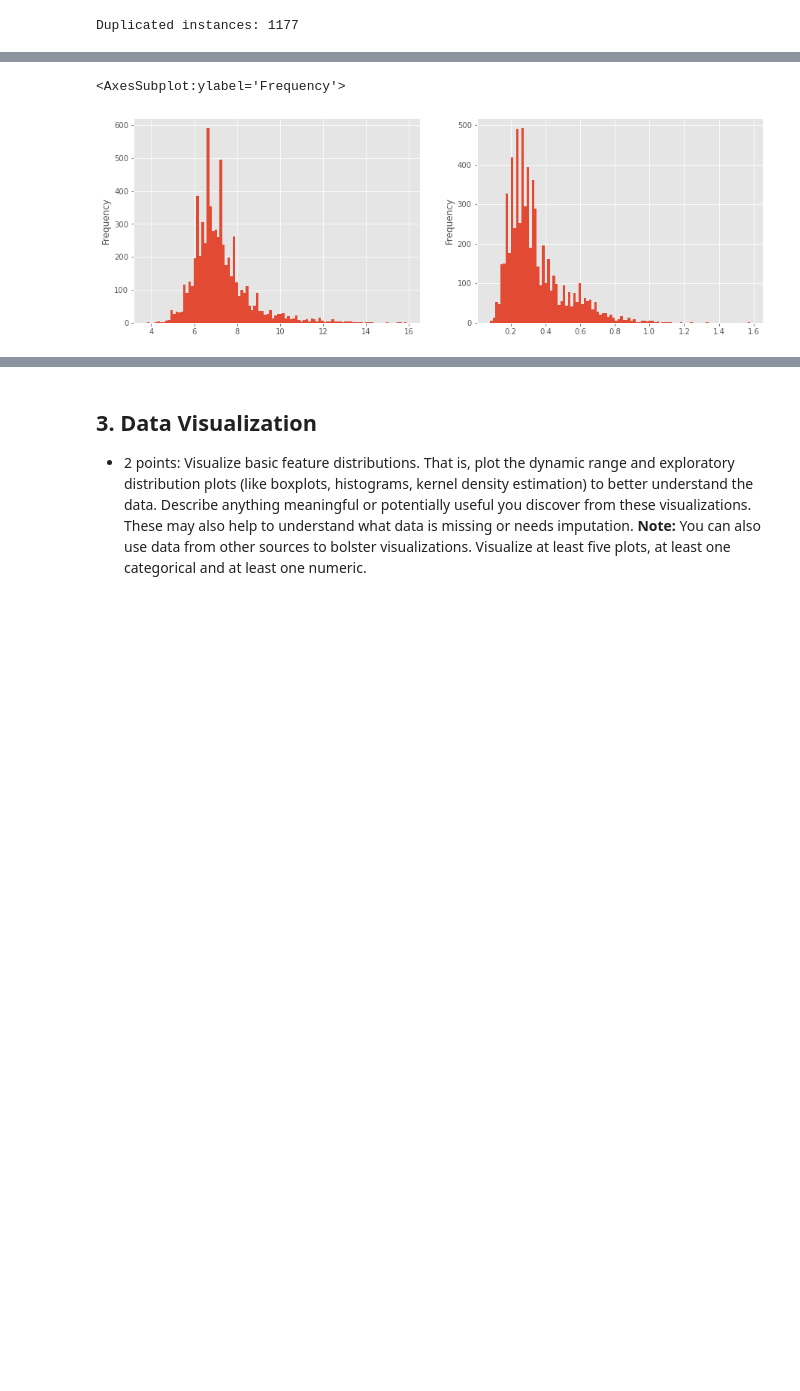
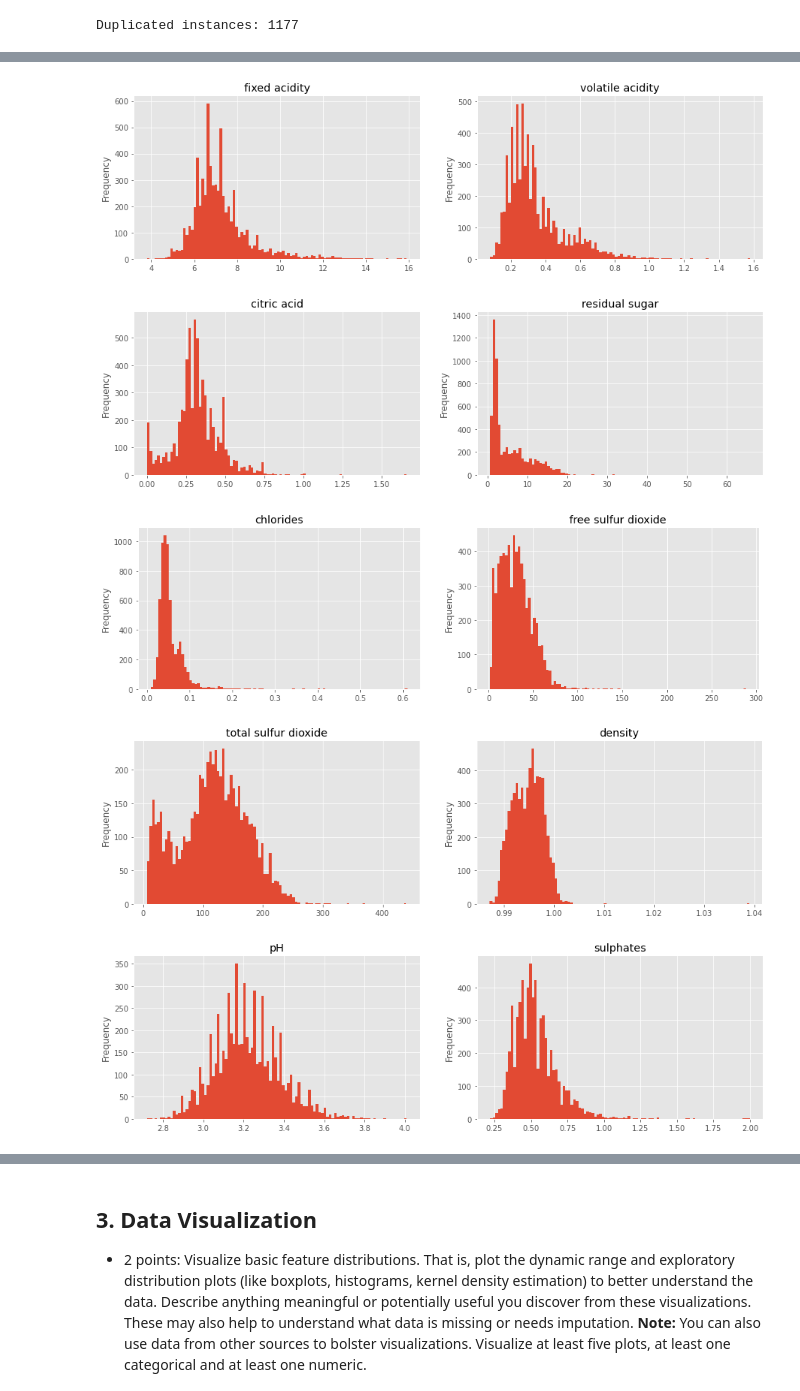
Before and after one commit to harrisonnoble/ml-projects, a Jupyter notebook: Lab 1/Lab 1.ipynb, the cells around one changed output, grey strips where cells are left out. Drawn from its saved outputs; the diff is of its cells as text; code cells hidden in the pictures; blank space fills up the shorter version.

```diff
--- a/Lab 1/Lab 1.ipynb
+++ b/Lab 1/Lab 1.ipynb
@@ -175,15 +173,29 @@ Now we will look into potential outliers of the dataset. Looking at the descript
 # %%
 import matplotlib.pyplot as plt
+import warnings
+warnings.simplefilter('ignore', DeprecationWarning)
 %matplotlib inline
 
 plt.style.use('ggplot')
-fig = plt.figure(figsize=(15,5))
-plt.subplot(1,2,1)
-df_full['fixed acidity'].plot.hist(bins = 100,label='fixed acidity')
-plt.subplot(1,2,2)
-df_full['volatile acidity'].plot.hist(bins = 100,label='volatile acidity')
-plt.subplot(2,2,1)
-df_full['citric acid'].plot.hist(bins = 100, title='citric acid')
+
+fig = None
+for count, val in enumerate(df_full.columns):
+    if (count + 1) % 2 == 1:
+        fig = plt.figure(figsize=(15,4))
+        plt.subplot(1,2,1)
+    else:
+        plt.subplot(1,2,2)
+
+    df_full[val].plot.hist(bins=100, title=val)
+
+    if (count + 1) % 2 == 0:
+        plt.show()
+
+    if count == 9:
+        break
 # %% [output]
-<AxesSubplot:ylabel='Frequency'>
-[figure, old version]
+[figure, new version]
+[figure, added]
+[figure, added]
+[figure, added]
+[figure, added]
```
Also changed, not shown: parts of 6 cells of this notebook.
